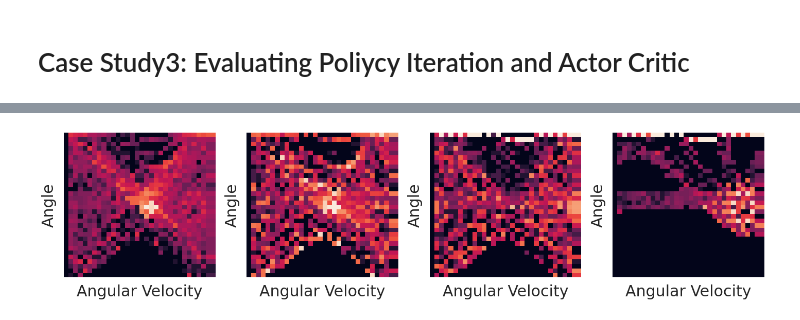
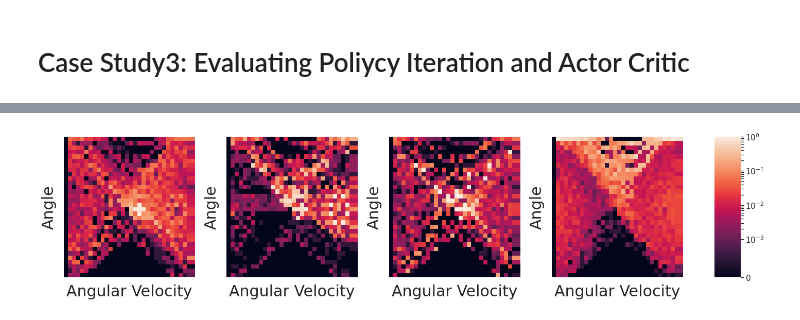
Before and after one commit to omron-sinicx/ShinRL, a Jupyter notebook: experiments/PaperReproduction.ipynb, the cells around one changed output, grey strips where cells are left out. Cells and saved outputs as stored; diff of their text form; code cells hidden in the pictures.

```diff
--- a/experiments/PaperReproduction.ipynb
+++ b/experiments/PaperReproduction.ipynb
@@ -445,9 +445,8 @@ class NoiseMixIn:
 
 config = srl.DiscretePiSolver.DefaultConfig(
     approx="nn",
-    explore="softmax",
+    explore="identity",
     er_coef=0.1,
-    softmax_tmp=0.1,
     target_update_interval=100,
     steps_per_epoch=20000,
     add_interval=1,
@@ -461,7 +460,6 @@ mixins = srl.DiscretePiSolver.make_mixins(env, config)
 for er_coef in [0.0, 0.001, 0.1, 1.0]:
     label = "$\lambda=$" + str(er_coef)
     config.er_coef = er_coef
-    config.softmax_tmp = er_coef
     mixins = srl.DiscretePiSolver.make_mixins(env, config)
     pi = srl.DiscretePiSolver.factory(env, config, [NoiseMixIn, *mixins])
     pi.run()
@@ -531,7 +529,6 @@ solvers = {}
 for er_coef in [0.0, 0.001, 0.1, 1.0]:
     label = "$\lambda=$" + str(er_coef)
     config.er_coef = er_coef
-    config.softmax_tmp = er_coef
     mixins = srl.DiscretePiSolver.make_mixins(env, config)
     pi = srl.DiscretePiSolver.factory(env, config, mixins)
     pi.run()
@@ -556,28 +553,28 @@ for er_coef in [0.0, 0.001, 0.1, 1.0]:
 # %%
 # plot learnd Q values
 from matplotlib.colors import LogNorm, SymLogNorm
-grid_kws = {"width_ratios": (0.25, 0.25, 0.25, 0.25)}
-fig, axes = plt.subplots(nrows=1, ncols=4, figsize=(20, 5), gridspec_kw=grid_kws)
+grid_kws = {"width_ratios": (0.25, 0.25, 0.25, 0.25, 0.05)}
+fig, axes = plt.subplots(nrows=1, ncols=5, figsize=(20, 5), gridspec_kw=grid_kws)
 
 vmax = 0
 for i, er_coef in enumerate([1.0, 0.1, 0.001, 0.0]):
     label = "$\lambda=$" + str(er_coef)
     visit = env.count_visit(solvers[label].buffer).sum(1)
     vmax = visit.max()
 
 for i, er_coef in enumerate([1.0, 0.1, 0.001, 0.0]):
     label = "$\lambda=$" + str(er_coef)
     visit = env.count_visit(solvers[label].buffer).sum(1) / vmax
-    env.plot_S(visit, ax=axes[i], fontsize=30, vmin=0, vmax=1.0, norm=SymLogNorm(0.001, vmin=0, vmax=1.0))
+    env.plot_S(visit, ax=axes[i], cbar_ax=axes[-1], fontsize=30, vmin=0, vmax=1.0, norm=SymLogNorm(0.001, vmin=0, vmax=1.0))
 
 
 
 for i in range(4):
     axes[i].set_xlabel("Angular Velocity")
     axes[i].set_xticklabels([])
     axes[i].set_ylabel("Angle")
     axes[i].set_yticklabels([])
 fig.tight_layout()
 fig.savefig("./results/SACvisit.svg", bbox_inches='tight')
 # %% [output]
-[figure, old version]
+[figure, new version]
```
Also changed, not shown: parts of 3 cells of this notebook, 22 other files.
